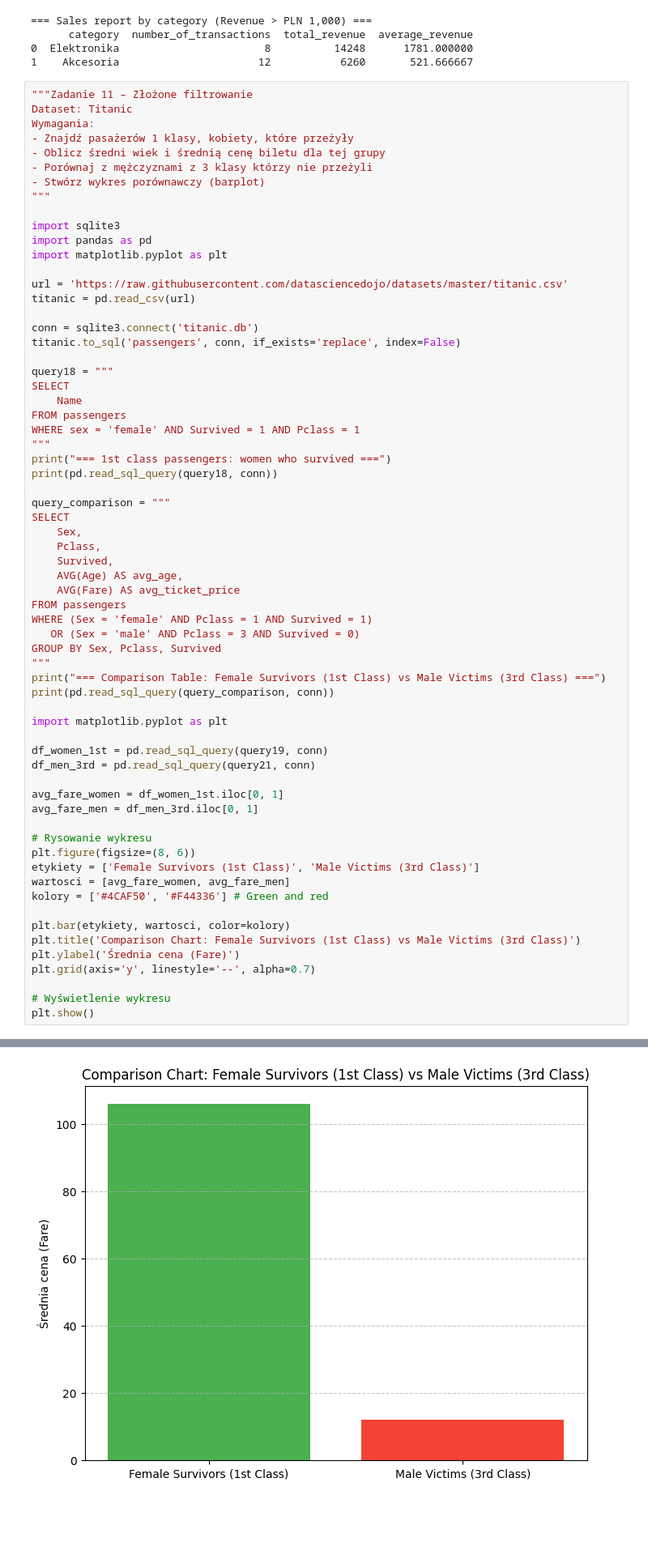
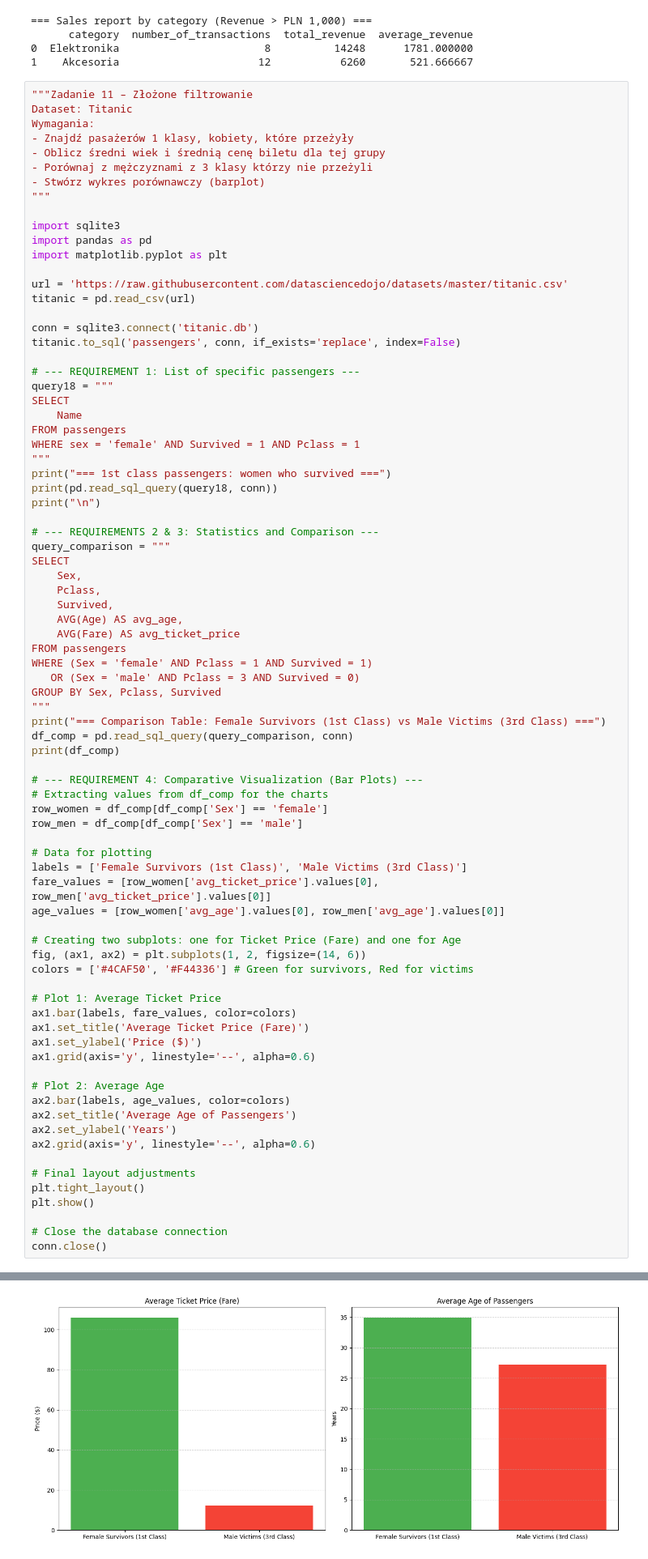
Before and after one commit to MartaGaluszka/kurs-datascience, a Jupyter notebook: lekcja13.ipynb, the cells around one changed output, grey strips where cells are left out. Shown at 81% size. Cells and saved outputs as stored; diff of their text form; blank space fills up the shorter version.

Commit message:
refactor: clean up task 11, fix NameError and add age comparison plot

```diff
--- a/lekcja13.ipynb
+++ b/lekcja13.ipynb
@@ -579,6 +579,7 @@ titanic = pd.read_csv(url)
 conn = sqlite3.connect('titanic.db')
 titanic.to_sql('passengers', conn, if_exists='replace', index=False)
 
+# --- REQUIREMENT 1: List of specific passengers ---
 query18 = """
 SELECT
     Name
@@ -587,7 +588,9 @@ WHERE sex = 'female' AND Survived = 1 AND Pclass = 1
 """
 print("=== 1st class passengers: women who survived ===")
 print(pd.read_sql_query(query18, conn))
+print("\n")
 
+# --- REQUIREMENTS 2 & 3: Statistics and Comparison ---
 query_comparison = """
 SELECT
     Sex,
@@ -601,29 +604,41 @@ WHERE (Sex = 'female' AND Pclass = 1 AND Survived = 1)
 GROUP BY Sex, Pclass, Survived
 """
 print("=== Comparison Table: Female Survivors (1st Class) vs Male Victims (3rd Class) ===")
-print(pd.read_sql_query(query_comparison, conn))
+df_comp = pd.read_sql_query(query_comparison, conn)
+print(df_comp)
 
-import matplotlib.pyplot as plt
+# --- REQUIREMENT 4: Comparative Visualization (Bar Plots) ---
+# Extracting values from df_comp for the charts
+row_women = df_comp[df_comp['Sex'] == 'female']
+row_men = df_comp[df_comp['Sex'] == 'male']
 
-df_women_1st = pd.read_sql_query(query19, conn)
-df_men_3rd = pd.read_sql_query(query21, conn)
+# Data for plotting
+labels = ['Female Survivors (1st Class)', 'Male Victims (3rd Class)']
+fare_values = [row_women['avg_ticket_price'].values[0], row_men['avg_ticket_price'].values[0]]
+age_values = [row_women['avg_age'].values[0], row_men['avg_age'].values[0]]
 
-avg_fare_women = df_women_1st.iloc[0, 1]
-avg_fare_men = df_men_3rd.iloc[0, 1]
+# Creating two subplots: one for Ticket Price (Fare) and one for Age
+fig, (ax1, ax2) = plt.subplots(1, 2, figsize=(14, 6))
+colors = ['#4CAF50', '#F44336'] # Green for survivors, Red for victims
 
-# Rysowanie wykresu
-plt.figure(figsize=(8, 6))
-etykiety = ['Female Survivors (1st Class)', 'Male Victims (3rd Class)']
-wartosci = [avg_fare_women, avg_fare_men]
-kolory = ['#4CAF50', '#F44336'] # Green and red
+# Plot 1: Average Ticket Price
+ax1.bar(labels, fare_values, color=colors)
+ax1.set_title('Average Ticket Price (Fare)')
+ax1.set_ylabel('Price ($)')
+ax1.grid(axis='y', linestyle='--', alpha=0.6)
 
-plt.bar(etykiety, wartosci, color=kolory)
-plt.title('Comparison Chart: Female Survivors (1st Class) vs Male Victims (3rd Class)')
-plt.ylabel('Średnia cena (Fare)')
-plt.grid(axis='y', linestyle='--', alpha=0.7)
+# Plot 2: Average Age
+ax2.bar(labels, age_values, color=colors)
+ax2.set_title('Average Age of Passengers')
+ax2.set_ylabel('Years')
+ax2.grid(axis='y', linestyle='--', alpha=0.6)
 
-# Wyświetlenie wykresu
+# Final layout adjustments
+plt.tight_layout()
 plt.show()
+
+# Close the database connection
+conn.close()
 # %% [output]
 === 1st class passengers: women who survived ===
                                                  Name
@@ -643,5 +656,5 @@ plt.show()
 === Comparison Table: Female Survivors (1st Class) vs Male Victims (3rd Class) ===
       Sex  Pclass  Survived    avg_age  avg_ticket_price
 0  female       1         1  34.939024        105.978159
 1    male       3         0  27.255814         12.204469
-[figure, old version]
+[figure, new version]
```
Also changed, not shown: parts of 1 cell of this notebook, 1 other file.
